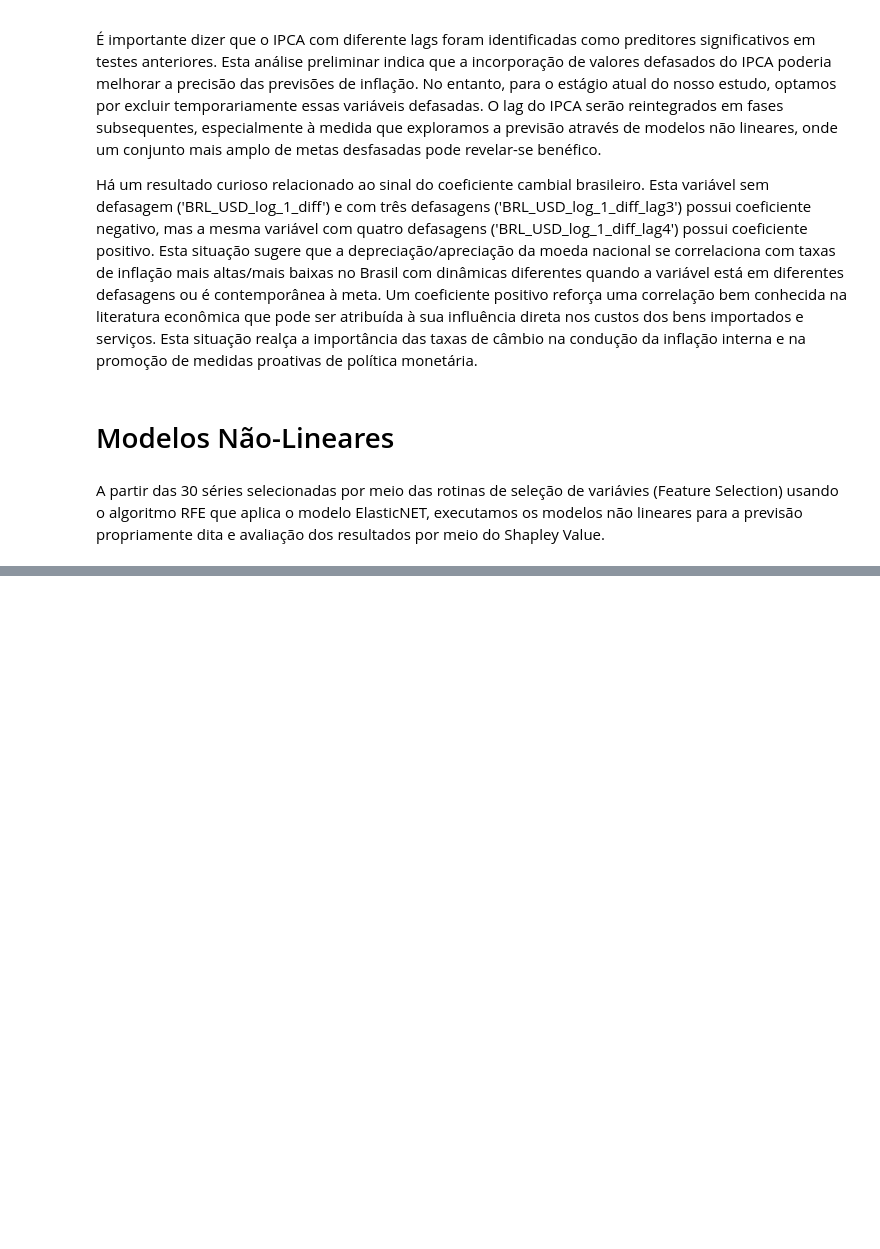
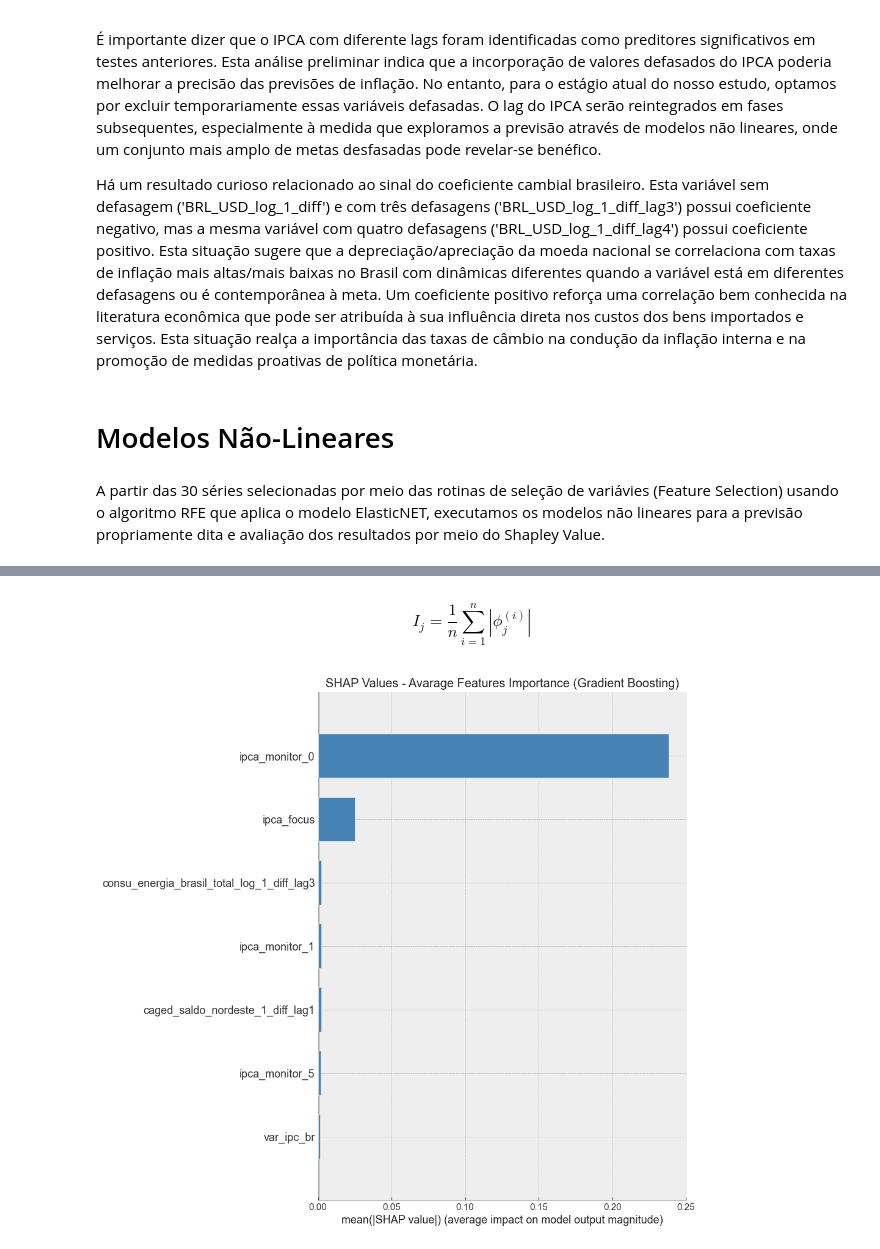
Before and after one commit to flpgp/inflation_forecast_integration, a Jupyter notebook: Feature_Selection_Feature_Importance_BB/elasticnet_RFE.ipynb, the cells around one changed output, grey strips where cells are left out. Drawn from its saved outputs; the diff is of its cells as text; code cells hidden in the pictures; blank space fills up the shorter version.

```diff
--- a/Feature_Selection_Feature_Importance_BB/elasticnet_RFE.ipynb
+++ b/Feature_Selection_Feature_Importance_BB/elasticnet_RFE.ipynb
@@ -742,0 +742,15 @@ plt.show()
+# %%
+#carrega e instala pacote.
+#!pip install shap
+import shap
+shap.initjs()
+from bcb import sgs
+import matplotlib.pyplot as plt
+import matplotlib as mpl
+mpl.style.use('bmh')
+
+# Captura os dados do IPCA %a.m.
+ipca_index = sgs.get({'ipca' : 433}, start = '2000-01-01', end = '2023-12-31')
+# Tratamento
+## Retira o índice
+ipca = ipca_index.reset_index()
@@ -742,0 +857,20 @@ plt.show()
+# %%
+# Assuming gbt_results_grid is a DataFrame containing results of a grid search
+# and gbt_param_grid is the parameter grid used in the grid search
+
+# Get the best parameters from gbt_results_grid
+best_params = gbt_results_grid.head(1)[['max_depth', 'n_estimators', 'learning_rate']]
+best_params['max_depth'] = int(best_params['max_depth'])
+best_params['n_estimators'] = int(best_params['n_estimators'])
+# Convert best_params to a dictionary
+best_params_dict = best_params.to_dict(orient='records')[0]
+#best_params.to_csv('paramtros.csv')
+# %%
+# Fitting the model
+best = GradientBoostingRegressor(random_state = 43,**best_params_dict).fit(X_train, y_train)
+predicted_values = best.predict(X_train)
+#predicted_values
+# %%
+# shap values
+explainer = shap.TreeExplainer(best)
+shap_values = explainer(X_train)
@@ -742,0 +883,9 @@ plt.show()
+# %% [markdown]
+$$I_j=\frac{1}{n}\sum_{i=1}^n{}|\phi_j^{(i)}|$$
+# %%
+# gráfico do shap values com as 20 variáveis mais significativas para o melhor modelo (AdaBoost)
+shap.summary_plot(shap_values, X_train, plot_type='bar', show=False, max_display=7, color='steelblue')
+plt.title('SHAP Values - Avarage Features Importance (Gradient Boosting)')
+plt.gcf().set_size_inches(12, 10)
+# %% [output]
+[figure, added]
```
Also changed, not shown: parts of 55 cells of this notebook.
